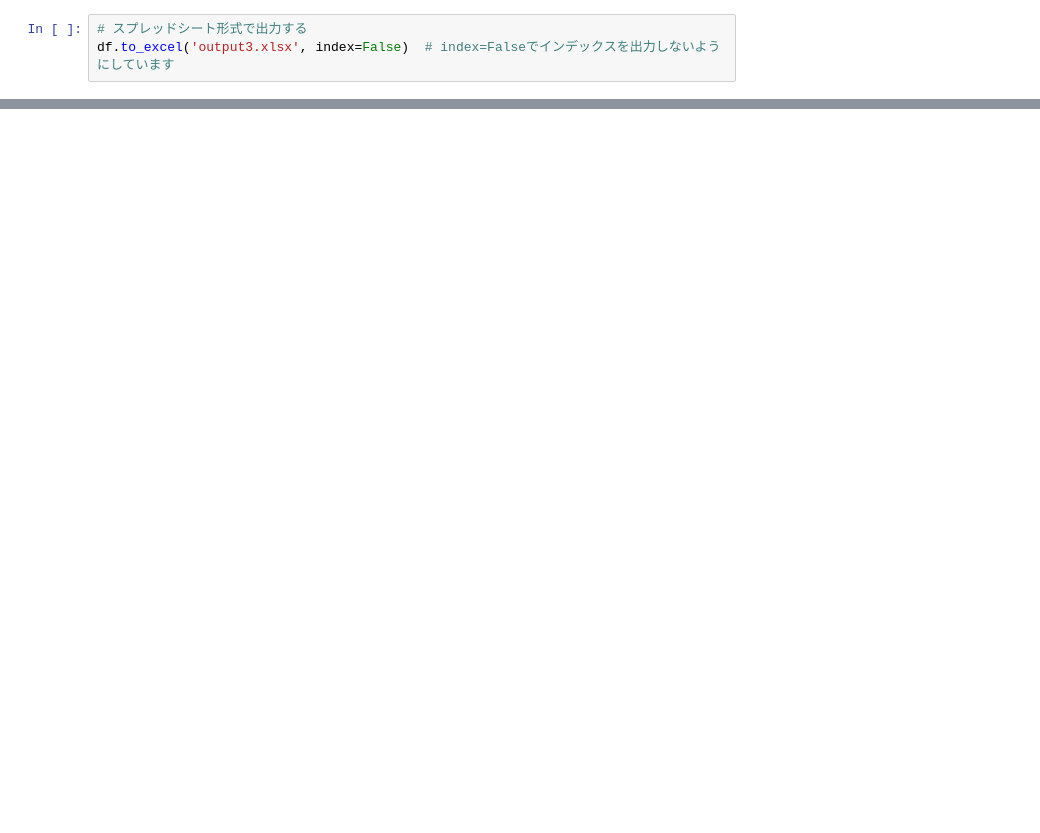
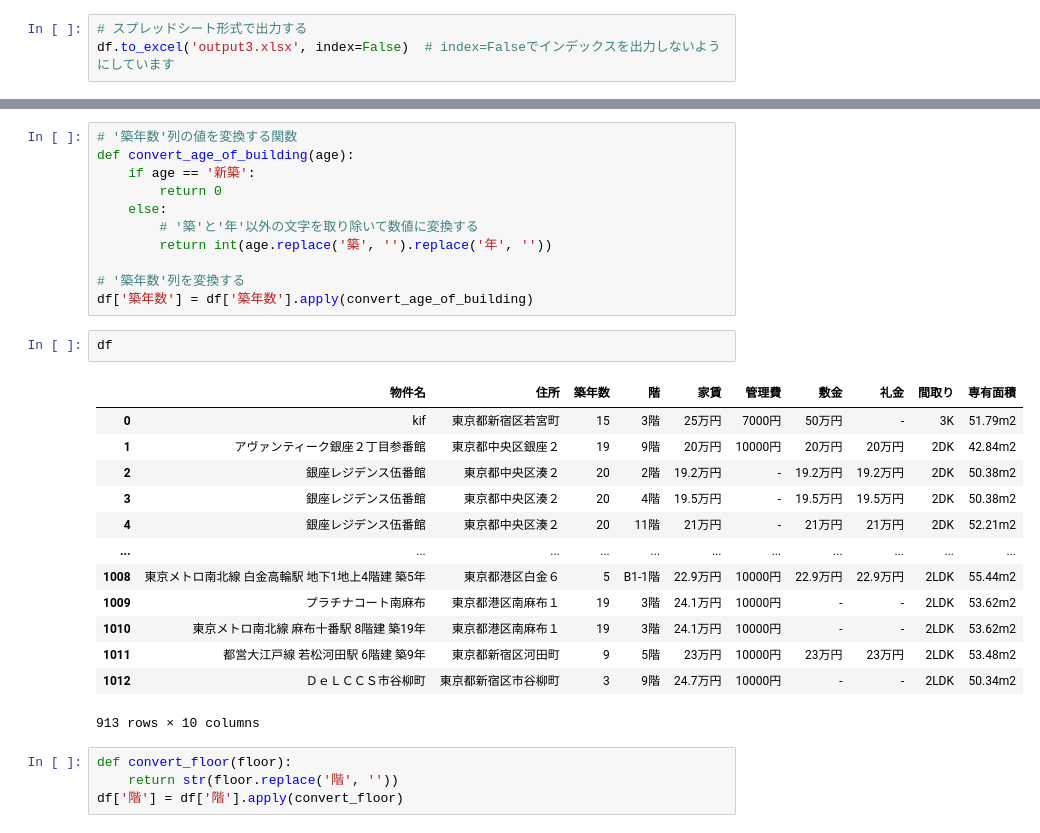
Before and after one commit to RockyIwata/STEP3, a Jupyter notebook: Suumo賃貸.ipynb, the cells around one changed output, grey strips where cells are left out. Saved outputs shown, nothing was run; the diff lists cells and outputs as text; blank space fills up the shorter version.

```diff
--- a/Suumo賃貸.ipynb
+++ b/Suumo賃貸.ipynb
@@ -69,0 +89,31 @@ df.to_excel('output3.xlsx', index=False)  # index=Falseでインデックスを
+# %%
+# '築年数'列の値を変換する関数
+def convert_age_of_building(age):
+    if age == '新築':
+        return 0
+    else:
+        # '築'と'年'以外の文字を取り除いて数値に変換する
+        return int(age.replace('築', '').replace('年', ''))
+
+# '築年数'列を変換する
+df['築年数'] = df['築年数'].apply(convert_age_of_building)
+# %%
+df
+# %% [output]
+|  | 物件名 | 住所 | 築年数 | 階 | 家賃 | 管理費 | 敷金 | 礼金 | 間取り | 専有面積 |
+| 0 | kif | 東京都新宿区若宮町 | 15 | 3階 | 25万円 | 7000円 | 50万円 | - | 3K | 51.79m2 |
+| 1 | アヴァンティーク銀座２丁目参番館 | 東京都中央区銀座２ | 19 | 9階 | 20万円 | 10000円 | 20万円 | 20万円 | 2DK | 42.84m2 |
+| 2 | 銀座レジデンス伍番館 | 東京都中央区湊２ | 20 | 2階 | 19.2万円 | - | 19.2万円 | 19.2万円 | 2DK | 50.38m2 |
+| 3 | 銀座レジデンス伍番館 | 東京都中央区湊２ | 20 | 4階 | 19.5万円 | - | 19.5万円 | 19.5万円 | 2DK | 50.38m2 |
+| 4 | 銀座レジデンス伍番館 | 東京都中央区湊２ | 20 | 11階 | 21万円 | - | 21万円 | 21万円 | 2DK | 52.21m2 |
+| ... | ... | ... | ... | ... | ... | ... | ... | ... | ... | ... |
+| 1008 | 東京メトロ南北線 白金高輪駅 地下1地上4階建 築5年 | 東京都港区白金６ | 5 | B1-1階 | 22.9万円 | 10000円 | 22.9万円 | 22.9万円 | 2LDK | 55.44m2 |
+| 1009 | プラチナコート南麻布 | 東京都港区南麻布１ | 19 | 3階 | 24.1万円 | 10000円 | - | - | 2LDK | 53.62m2 |
+| 1010 | 東京メトロ南北線 麻布十番駅 8階建 築19年 | 東京都港区南麻布１ | 19 | 3階 | 24.1万円 | 10000円 | - | - | 2LDK | 53.62m2 |
+| 1011 | 都営大江戸線 若松河田駅 6階建 築9年 | 東京都新宿区河田町 | 9 | 5階 | 23万円 | 10000円 | 23万円 | 23万円 | 2LDK | 53.48m2 |
+| 1012 | ＤｅＬＣＣＳ市谷柳町 | 東京都新宿区市谷柳町 | 3 | 9階 | 24.7万円 | 10000円 | - | - | 2LDK | 50.34m2 |
+913 rows × 10 columns
+# %%
+def convert_floor(floor):
+    return str(floor.replace('階', ''))
+df['階'] = df['階'].apply(convert_floor)
```
Also changed, not shown: parts of 20 cells of this notebook, 1 other file.
